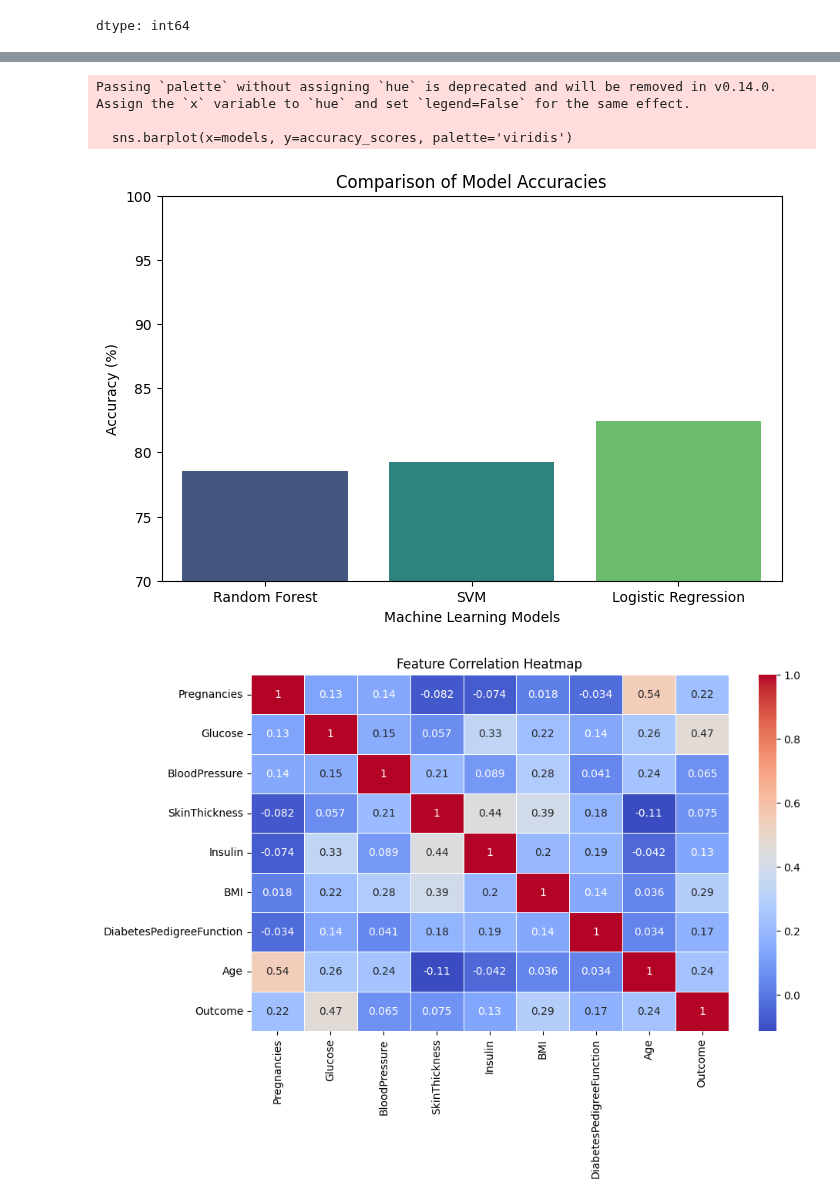
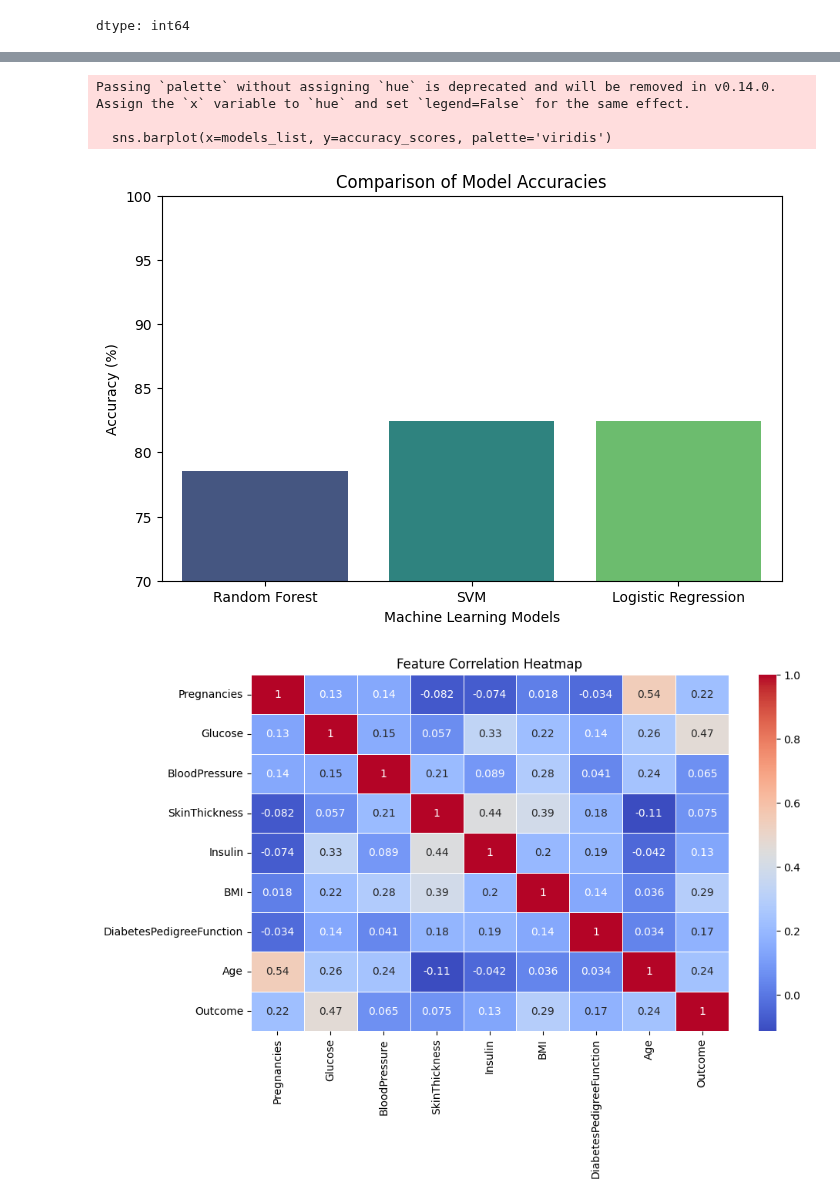
Before and after one commit to shambhavi1708/disease-detection-system, a Jupyter notebook: Diabetes.ipynb, the cells around one changed output, grey strips where cells are left out. Cells and saved outputs as stored; diff of their text form; code cells hidden in the pictures.

```diff
--- a/Diabetes.ipynb
+++ b/Diabetes.ipynb
@@ -51,11 +52,11 @@ scaler = StandardScaler()
 x_train = scaler.fit_transform(x_train)
 x_test = scaler.transform(x_test)
 # %%
-rf = RandomForestClassifier(n_estimators=100, random_state=0)
-svm_model = SVC(kernel='rbf', C=1, gamma='scale', probability=True, random_state=0)
-log_reg = LogisticRegression(max_iter=500, random_state=0)
+svm_model = SVC(kernel='linear', probability=True, random_state=0)
+rf_model = RandomForestClassifier(random_state=0)
+log_reg_model = LogisticRegression(max_iter=1000, random_state=0)
 # %%
-rf.fit(x_train, y_train)
 svm_model.fit(x_train, y_train)
-log_reg.fit(x_train, y_train)
+rf_model.fit(x_train, y_train)
+log_reg_model.fit(x_train, y_train)
 # %% [output]
@@ -63,7 +64,7 @@ LogisticRegression(max_iter=500, random_state=0)
 # %%
-rf_pred = rf.predict(x_test)
+rf_pred = rf_model.predict(x_test)
 svm_pred = svm_model.predict(x_test)
-log_reg_pred = log_reg.predict(x_test)
+log_reg_pred = log_reg_model.predict(x_test)
 # %%
 rf_accuracy = accuracy_score(y_test, rf_pred) * 100
 svm_accuracy = accuracy_score(y_test, svm_pred) * 100
@@ -80,0 +72,23 @@ Model Accuracy Scores:
+# %%
+models = {
+    "Random Forest": rf_model,
+    "SVM": svm_model,
+    "Logistic Regression": log_reg_model
+}
+metrics = {}
+for name, model in models.items():
+    y_pred = model.predict(x_test)
+    precision = precision_score(y_test, y_pred)
+    recall = recall_score(y_test, y_pred)
+    f1 = f1_score(y_test, y_pred)
+    metrics[name] = {"Precision": precision, "Recall": recall, "F1-score": f1}
+
+# Print accuracy and other metrics
+print("\nModel Accuracy Scores:")
+print(f"- Random Forest Accuracy: {rf_accuracy:.2f}%")
+print(f"- SVM Accuracy: {svm_accuracy:.2f}%")
+print(f"- Logistic Regression Accuracy: {log_reg_accuracy:.2f}%")
+
+print("\nPrecision, Recall, and F1-score for each model:")
+for model_name, values in metrics.items():
+    print(f"{model_name} - Precision: {values['Precision']:.2f}, Recall: {values['Recall']:.2f}, F1-score: {values['F1-score']:.2f}")
@@ -81,19 +105,19 @@ Model Accuracy Scores:
 # %%
 # Visualizing Model Performance (Bar Chart)
-models = ['Random Forest', 'SVM', 'Logistic Regression']
+models_list = list(models.keys())
 accuracy_scores = [rf_accuracy, svm_accuracy, log_reg_accuracy]
 plt.figure(figsize=(8, 5))
-sns.barplot(x=models, y=accuracy_scores, palette='viridis')
+sns.barplot(x=models_list, y=accuracy_scores, palette='viridis')
 plt.xlabel("Machine Learning Models")
 plt.ylabel("Accuracy (%)")
 plt.title("Comparison of Model Accuracies")
 plt.ylim(70, 100)  # Adjust the Y-axis range
 plt.show()
 # %% [output]
 Passing `palette` without assigning `hue` is deprecated and will be removed in v0.14.0. Assign the `x` variable to `hue` and set `legend=False` for the same effect.
 
-  sns.barplot(x=models, y=accuracy_scores, palette='viridis')
+  sns.barplot(x=models_list, y=accuracy_scores, palette='viridis')
-[figure, old version]
+[figure, new version]
 # %%
 # 1. Feature Correlation Heatmap
 plt.figure(figsize=(10, 6))
```
Also changed, not shown: parts of 6 cells of this notebook.
